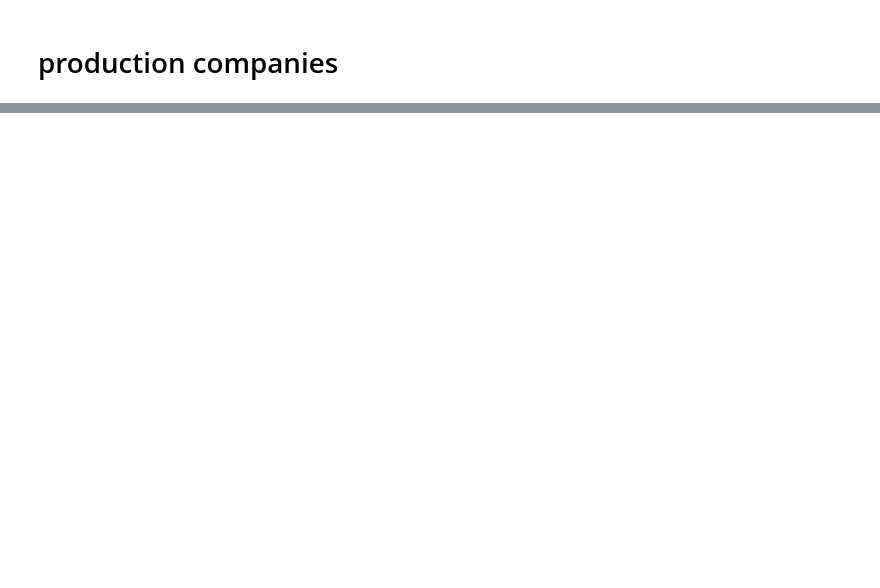
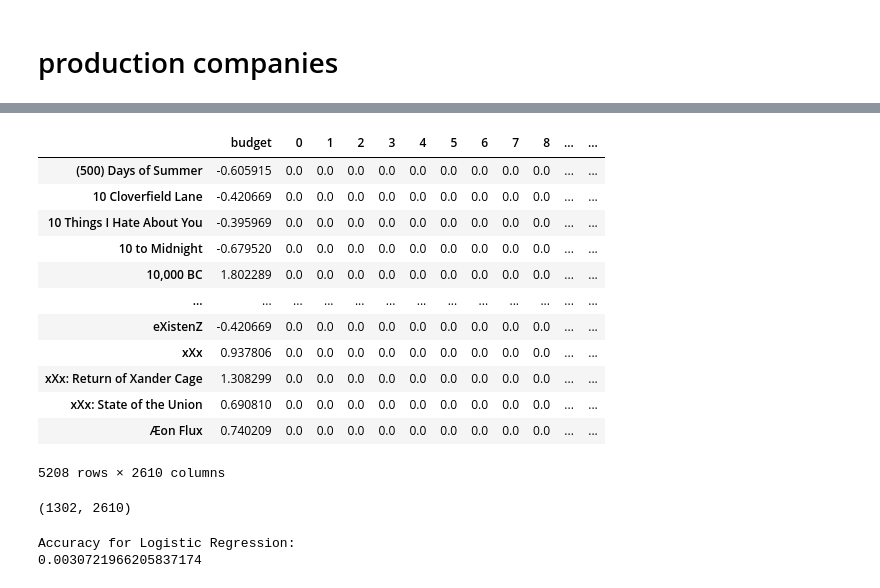
Before and after one commit to rmedina0531/movie-database-ml-project, a Jupyter notebook: project.ipynb, the cells around one changed output, grey strips where cells are left out. Drawn from its saved outputs; the diff is of its cells as text; code cells hidden in the pictures; blank space fills up the shorter version.

```diff
--- a/project.ipynb
+++ b/project.ipynb
@@ -350,0 +368,3 @@ df_reduced['production_companies']
+# %%
+df_reduced['genres'] = df_reduced['genres'].apply(literal_eval).apply(lambda x: [i['name'] for i in x] if isinstance(x, list) else [])
+df_reduced
@@ -350,0 +595,3 @@ df_reduced['production_companies']
+# %%
+features = df_reduced[['budget','director']]
+labels = df_reduced['revenue']
@@ -350,0 +615,32 @@ df_reduced['production_companies']
+# %%
+from sklearn.preprocessing import OneHotEncoder
+# 1. INSTANTIATE
+enc = OneHotEncoder()
+
+# 2. FIT
+enc.fit(features[['director']])
+
+# 3. Transform
+onehotlabels = enc.transform(features[['director']]).toarray()
+onehotlabels
+
+features_mod = features[['budget']].join(pd.DataFrame(onehotlabels))
+# %%
+features_mod = features_mod.fillna(0)
+# %%
+features_mod['budget'] = scale(features_mod['budget'])
+features_mod
+# %% [output]
+|  | budget | 0 | 1 | 2 | 3 | 4 | 5 | 6 | 7 | 8 | ... | ... |
+| (500) Days of Summer | -0.605915 | 0.0 | 0.0 | 0.0 | 0.0 | 0.0 | 0.0 | 0.0 | 0.0 | 0.0 | ... | ... |
+| 10 Cloverfield Lane | -0.420669 | 0.0 | 0.0 | 0.0 | 0.0 | 0.0 | 0.0 | 0.0 | 0.0 | 0.0 | ... | ... |
+| 10 Things I Hate About You | -0.395969 | 0.0 | 0.0 | 0.0 | 0.0 | 0.0 | 0.0 | 0.0 | 0.0 | 0.0 | ... | ... |
+| 10 to Midnight | -0.679520 | 0.0 | 0.0 | 0.0 | 0.0 | 0.0 | 0.0 | 0.0 | 0.0 | 0.0 | ... | ... |
+| 10,000 BC | 1.802289 | 0.0 | 0.0 | 0.0 | 0.0 | 0.0 | 0.0 | 0.0 | 0.0 | 0.0 | ... | ... |
+| ... | ... | ... | ... | ... | ... | ... | ... | ... | ... | ... | ... | ... |
+| eXistenZ | -0.420669 | 0.0 | 0.0 | 0.0 | 0.0 | 0.0 | 0.0 | 0.0 | 0.0 | 0.0 | ... | ... |
+| xXx | 0.937806 | 0.0 | 0.0 | 0.0 | 0.0 | 0.0 | 0.0 | 0.0 | 0.0 | 0.0 | ... | ... |
+| xXx: Return of Xander Cage | 1.308299 | 0.0 | 0.0 | 0.0 | 0.0 | 0.0 | 0.0 | 0.0 | 0.0 | 0.0 | ... | ... |
+| xXx: State of the Union | 0.690810 | 0.0 | 0.0 | 0.0 | 0.0 | 0.0 | 0.0 | 0.0 | 0.0 | 0.0 | ... | ... |
+| Æon Flux | 0.740209 | 0.0 | 0.0 | 0.0 | 0.0 | 0.0 | 0.0 | 0.0 | 0.0 | 0.0 | ... | ... |
+5208 rows × 2610 columns
@@ -350,0 +651,21 @@ df_reduced['production_companies']
+# %%
+feature_test.shape
+# %% [output]
+(1302, 2610)
+# %%
+from sklearn.linear_model import LogisticRegression
+from sklearn.metrics import accuracy_score
+
+my_logreg = LogisticRegression()
+#random state can be deleted
+my_logreg.fit(feature_train, label_train)
+y_predict_lr = my_logreg.predict(feature_test)
+# accuracy score for Logistic Regression
+score_lr = accuracy_score(label_test, y_predict_lr)
+
+
+print("Accuracy for Logistic Regression:")
+print(score_lr)
+# %% [output]
+Accuracy for Logistic Regression:
+0.0030721966205837174
```
Also changed, not shown: parts of 45 cells of this notebook, 2 other files.
